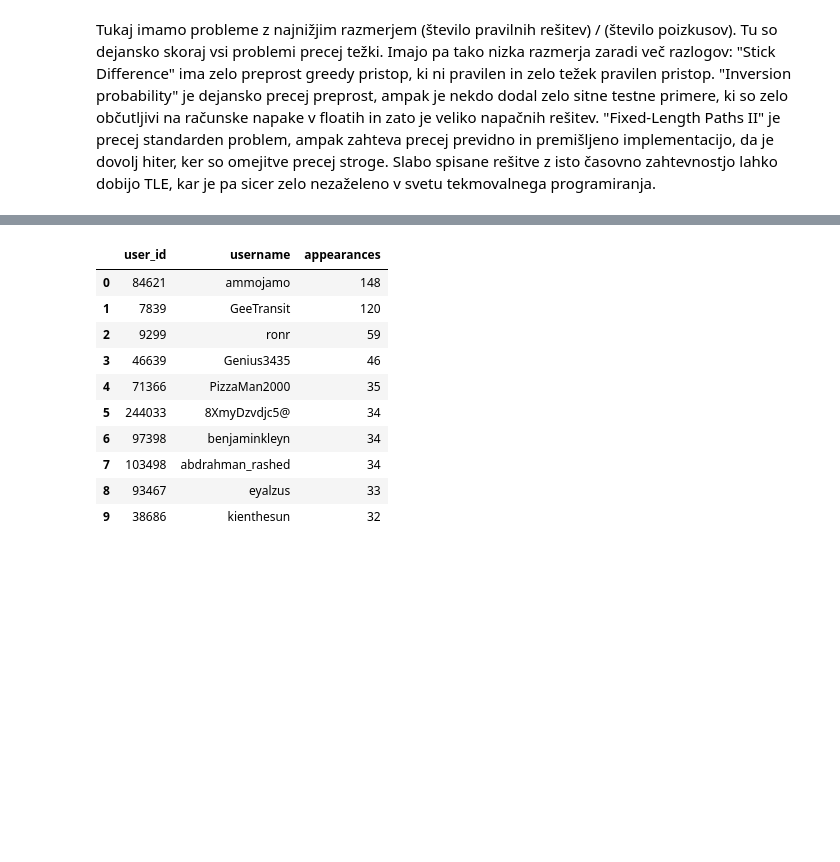
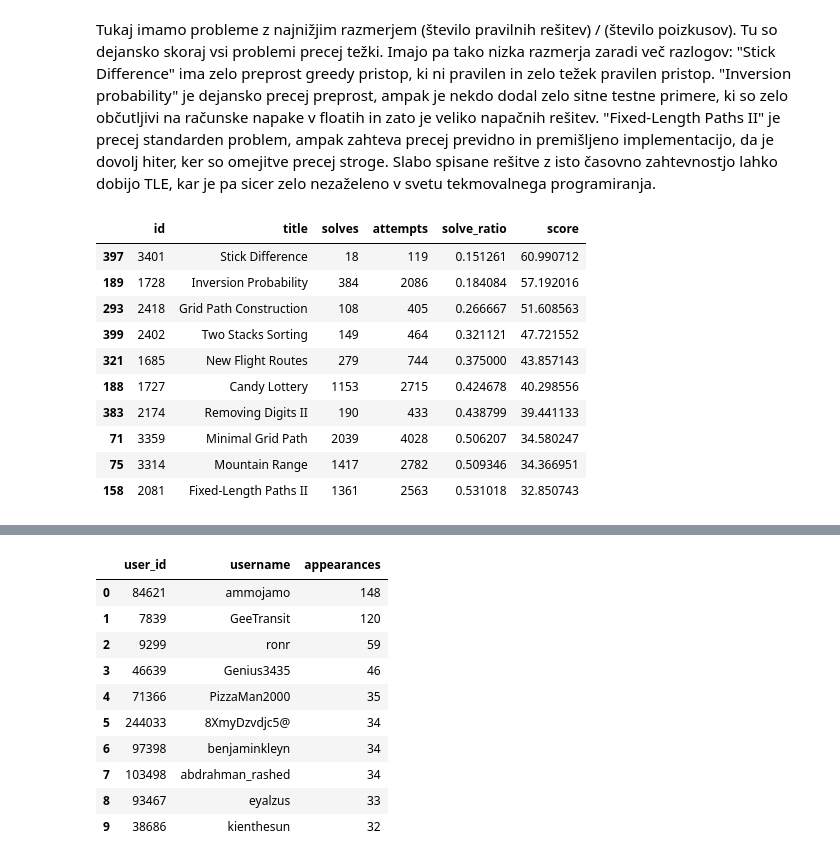
Before and after one commit to Zorz42/uvp-projektna, a Jupyter notebook: notebook.ipynb, the cells around one changed output, grey strips where cells are left out. Drawn from its saved outputs; the diff is of its cells as text; code cells hidden in the pictures; blank space fills up the shorter version.

```diff
--- a/notebook.ipynb
+++ b/notebook.ipynb
@@ -128,2 +128,17 @@ sorted_df.head(10)
 # %% [markdown]
 Tukaj imamo probleme z najnižjim razmerjem (število pravilnih rešitev) / (število poizkusov). Tu so dejansko skoraj vsi problemi precej težki. Imajo pa tako nizka razmerja zaradi več razlogov: "Stick Difference" ima zelo preprost greedy pristop, ki ni pravilen in zelo težek pravilen pristop. "Inversion probability" je dejansko precej preprost, ampak je nekdo dodal zelo sitne testne primere, ki so zelo občutljivi na računske napake v floatih in zato je veliko napačnih rešitev. "Fixed-Length Paths II" je precej standarden problem, ampak zahteva precej previdno in premišljeno implementacijo, da je dovolj hiter, ker so omejitve precej stroge. Slabo spisane rešitve z isto časovno zahtevnostjo lahko dobijo TLE, kar je pa sicer zelo nezaželeno v svetu tekmovalnega programiranja.
+# %%
+sorted_df = problems.sort_values(by="score", ascending=False)
+sorted_df.head(10)
+# %% [output]
+|  | id | title | solves | attempts | solve_ratio | score |
+| 397 | 3401 | Stick Difference | 18 | 119 | 0.151261 | 60.990712 |
+| 189 | 1728 | Inversion Probability | 384 | 2086 | 0.184084 | 57.192016 |
+| 293 | 2418 | Grid Path Construction | 108 | 405 | 0.266667 | 51.608563 |
+| 399 | 2402 | Two Stacks Sorting | 149 | 464 | 0.321121 | 47.721552 |
+| 321 | 1685 | New Flight Routes | 279 | 744 | 0.375000 | 43.857143 |
+| 188 | 1727 | Candy Lottery | 1153 | 2715 | 0.424678 | 40.298556 |
+| 383 | 2174 | Removing Digits II | 190 | 433 | 0.438799 | 39.441133 |
+| 71 | 3359 | Minimal Grid Path | 2039 | 4028 | 0.506207 | 34.580247 |
+| 75 | 3314 | Mountain Range | 1417 | 2782 | 0.509346 | 34.366951 |
+| 158 | 2081 | Fixed-Length Paths II | 1361 | 2563 | 0.531018 | 32.850743 |
```
Also changed, not shown: parts of 6 cells of this notebook, 1 other file.
